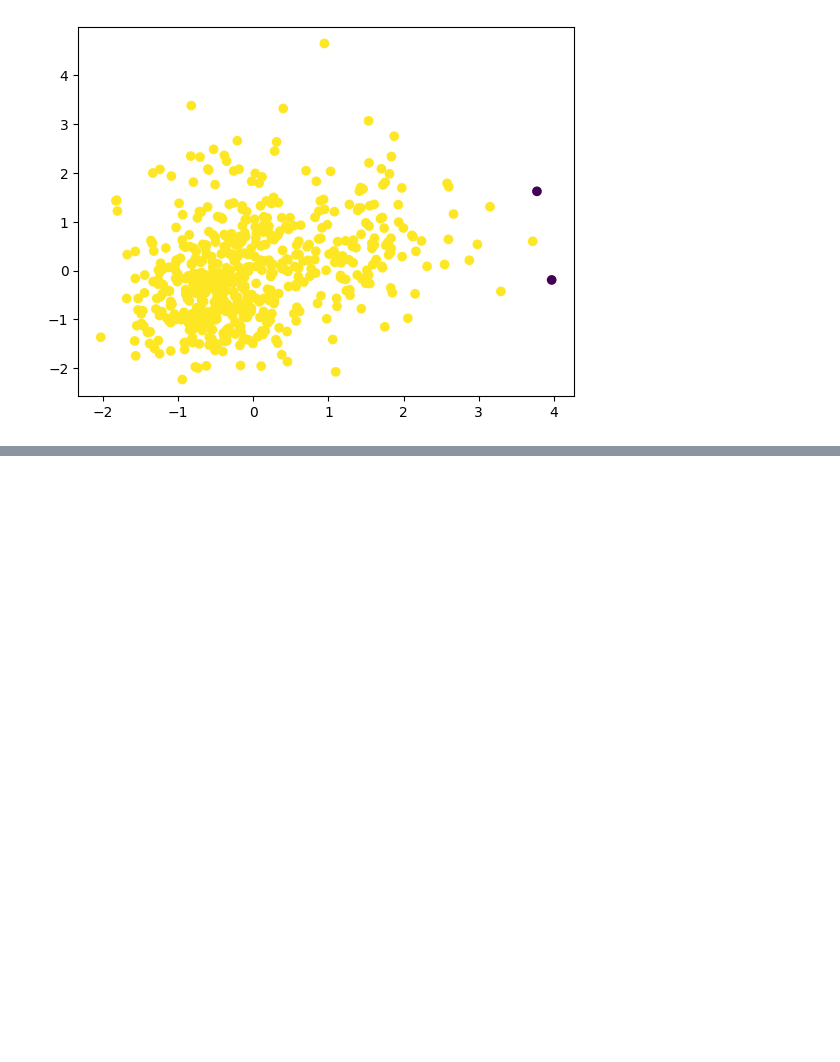
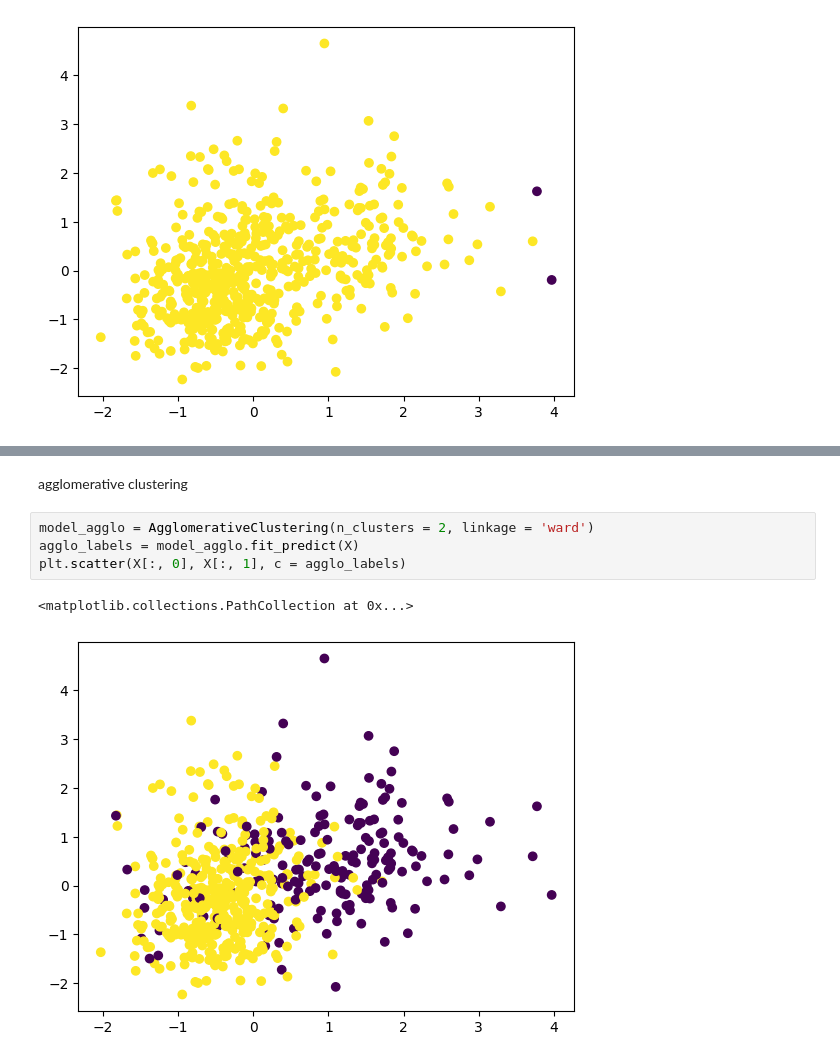
Before and after one commit to taniyeahh7/B_EDA_DA, a Jupyter notebook: EDA_JupyNb.ipynb, the cells around one changed output, grey strips where cells are left out. Drawn from its saved outputs; the diff is of its cells as text; blank space fills up the shorter version.

```diff
--- a/EDA_JupyNb.ipynb
+++ b/EDA_JupyNb.ipynb
@@ -520,0 +517,9 @@ plt.scatter(X[:, 0], X[:, 1], c = clusters)
+# %% [markdown]
+agglomerative clustering
+# %%
+model_agglo = AgglomerativeClustering(n_clusters = 2, linkage = 'ward')
+agglo_labels = model_agglo.fit_predict(X)
+plt.scatter(X[:, 0], X[:, 1], c = agglo_labels)
+# %% [output]
+<matplotlib.collections.PathCollection at 0x...>
+[figure, added]
```
Also changed, not shown: parts of 6 cells of this notebook.
